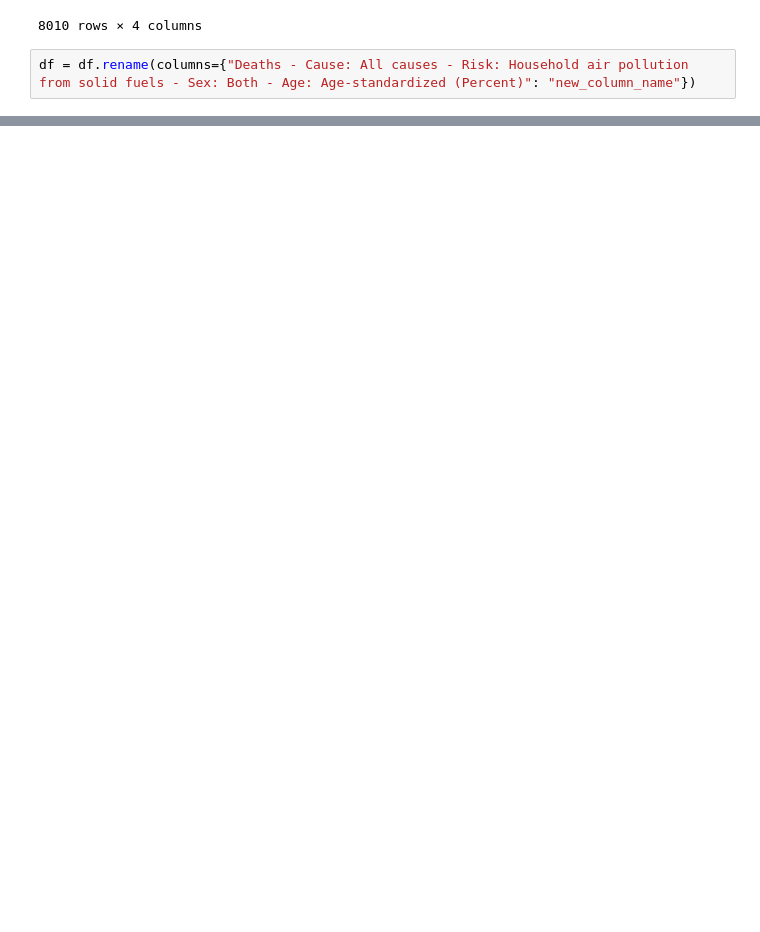
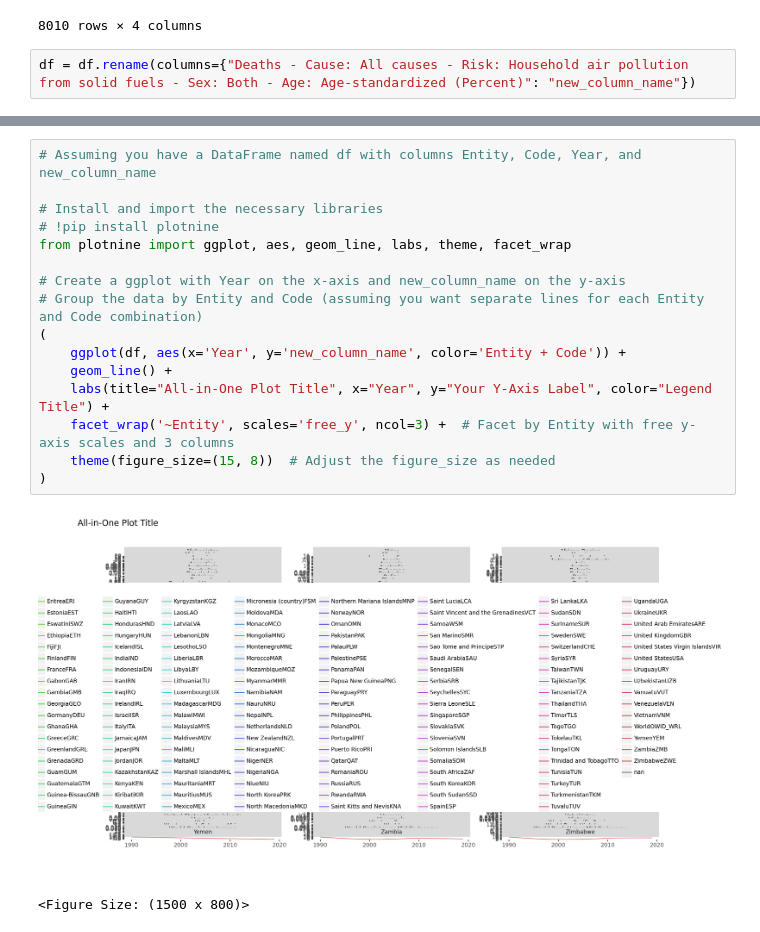
Before and after one commit to madhumsc/TidyTuesday, a Jupyter notebook: 2.ipynb, the cells around one changed output, grey strips where cells are left out. Drawn from its saved outputs; the diff is of its cells as text; blank space fills up the shorter version.

```diff
--- a/2.ipynb
+++ b/2.ipynb
@@ -40,0 +86,19 @@ df
+# %%
+# Assuming you have a DataFrame named df with columns Entity, Code, Year, and new_column_name
+
+# Install and import the necessary libraries
+# !pip install plotnine
+from plotnine import ggplot, aes, geom_line, labs, theme, facet_wrap
+
+# Create a ggplot with Year on the x-axis and new_column_name on the y-axis
+# Group the data by Entity and Code (assuming you want separate lines for each Entity and Code combination)
+(
+    ggplot(df, aes(x='Year', y='new_column_name', color='Entity + Code')) +
+    geom_line() +
+    labs(title="All-in-One Plot Title", x="Year", y="Your Y-Axis Label", color="Legend Title") +
+    facet_wrap('~Entity', scales='free_y', ncol=3) +  # Facet by Entity with free y-axis scales and 3 columns
+    theme(figure_size=(15, 8))  # Adjust the figure_size as needed
+)
+# %% [output]
+[figure, added]
+<Figure Size: (1500 x 800)>
```
Also changed, not shown: parts of 7 cells of this notebook, 2 other files.
